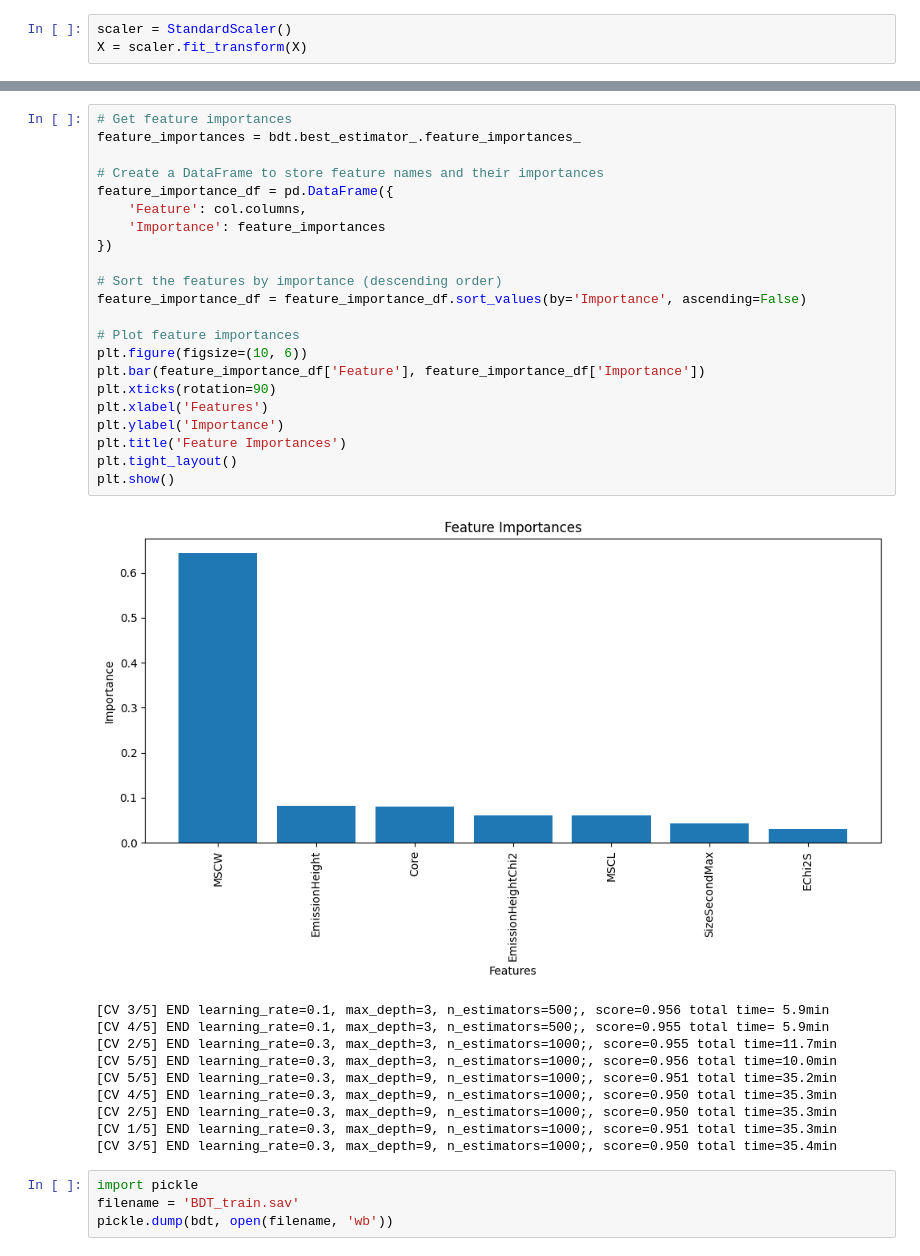
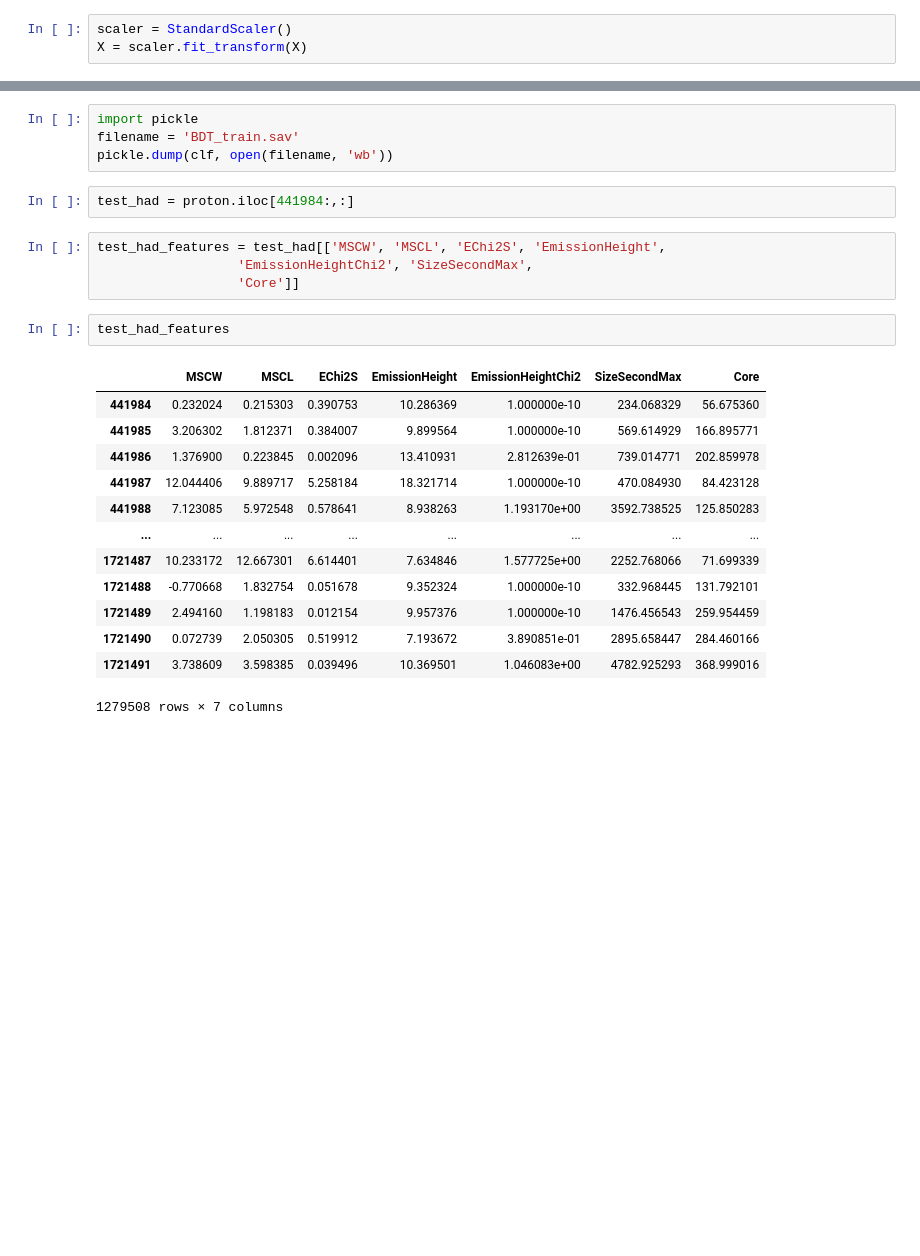
Before and after one commit to mernaskew/SummerFun, a Jupyter notebook: BDT.ipynb, the cells around one changed output, grey strips where cells are left out. Drawn from its saved outputs; the diff is of its cells as text; blank space fills up the shorter version.

```diff
--- a/BDT.ipynb
+++ b/BDT.ipynb
@@ -201,37 +220,26 @@ XGBoostClassifier Model Accuracy: 89.13271240832556
-# %%
-# Get feature importances
-feature_importances = bdt.best_estimator_.feature_importances_
-
-# Create a DataFrame to store feature names and their importances
-feature_importance_df = pd.DataFrame({
-    'Feature': col.columns,
-    'Importance': feature_importances
-})
-
-# Sort the features by importance (descending order)
-feature_importance_df = feature_importance_df.sort_values(by='Importance', ascending=False)
-
-# Plot feature importances
-plt.figure(figsize=(10, 6))
-plt.bar(feature_importance_df['Feature'], feature_importance_df['Importance'])
-plt.xticks(rotation=90)
-plt.xlabel('Features')
-plt.ylabel('Importance')
-plt.title('Feature Importances')
-plt.tight_layout()
-plt.show()
-# %% [output]
-[figure, removed]
-[CV 3/5] END learning_rate=0.1, max_depth=3, n_estimators=500;, score=0.956 total time= 5.9min
-[CV 4/5] END learning_rate=0.1, max_depth=3, n_estimators=500;, score=0.955 total time= 5.9min
-[CV 2/5] END learning_rate=0.3, max_depth=3, n_estimators=1000;, score=0.955 total time=11.7min
-[CV 5/5] END learning_rate=0.3, max_depth=3, n_estimators=1000;, score=0.956 total time=10.0min
-[CV 5/5] END learning_rate=0.3, max_depth=9, n_estimators=1000;, score=0.951 total time=35.2min
-[CV 4/5] END learning_rate=0.3, max_depth=9, n_estimators=1000;, score=0.950 total time=35.3min
-[CV 2/5] END learning_rate=0.3, max_depth=9, n_estimators=1000;, score=0.950 total time=35.3min
-[CV 1/5] END learning_rate=0.3, max_depth=9, n_estimators=1000;, score=0.951 total time=35.3min
-[CV 3/5] END learning_rate=0.3, max_depth=9, n_estimators=1000;, score=0.950 total time=35.4min
 # %%
 import pickle
 filename = 'BDT_train.sav'
-pickle.dump(bdt, open(filename, 'wb'))
+pickle.dump(clf, open(filename, 'wb'))
+# %%
+test_had = proton.iloc[441984:,:]
+# %%
+test_had_features = test_had[['MSCW', 'MSCL', 'EChi2S', 'EmissionHeight',
+                  'EmissionHeightChi2', 'SizeSecondMax',
+                  'Core']]
+# %%
+test_had_features
+# %% [output]
+|  | MSCW | MSCL | EChi2S | EmissionHeight | EmissionHeightChi2 | SizeSecondMax | Core |
+| 441984 | 0.232024 | 0.215303 | 0.390753 | 10.286369 | 1.000000e-10 | 234.068329 | 56.675360 |
+| 441985 | 3.206302 | 1.812371 | 0.384007 | 9.899564 | 1.000000e-10 | 569.614929 | 166.895771 |
+| 441986 | 1.376900 | 0.223845 | 0.002096 | 13.410931 | 2.812639e-01 | 739.014771 | 202.859978 |
+| 441987 | 12.044406 | 9.889717 | 5.258184 | 18.321714 | 1.000000e-10 | 470.084930 | 84.423128 |
+| 441988 | 7.123085 | 5.972548 | 0.578641 | 8.938263 | 1.193170e+00 | 3592.738525 | 125.850283 |
+| ... | ... | ... | ... | ... | ... | ... | ... |
+| 1721487 | 10.233172 | 12.667301 | 6.614401 | 7.634846 | 1.577725e+00 | 2252.768066 | 71.699339 |
+| 1721488 | -0.770668 | 1.832754 | 0.051678 | 9.352324 | 1.000000e-10 | 332.968445 | 131.792101 |
+| 1721489 | 2.494160 | 1.198183 | 0.012154 | 9.957376 | 1.000000e-10 | 1476.456543 | 259.954459 |
+| 1721490 | 0.072739 | 2.050305 | 0.519912 | 7.193672 | 3.890851e-01 | 2895.658447 | 284.460166 |
+| 1721491 | 3.738609 | 3.598385 | 0.039496 | 10.369501 | 1.046083e+00 | 4782.925293 | 368.999016 |
+1279508 rows × 7 columns
```
Also changed, not shown: parts of 20 cells of this notebook, 7 other files.
